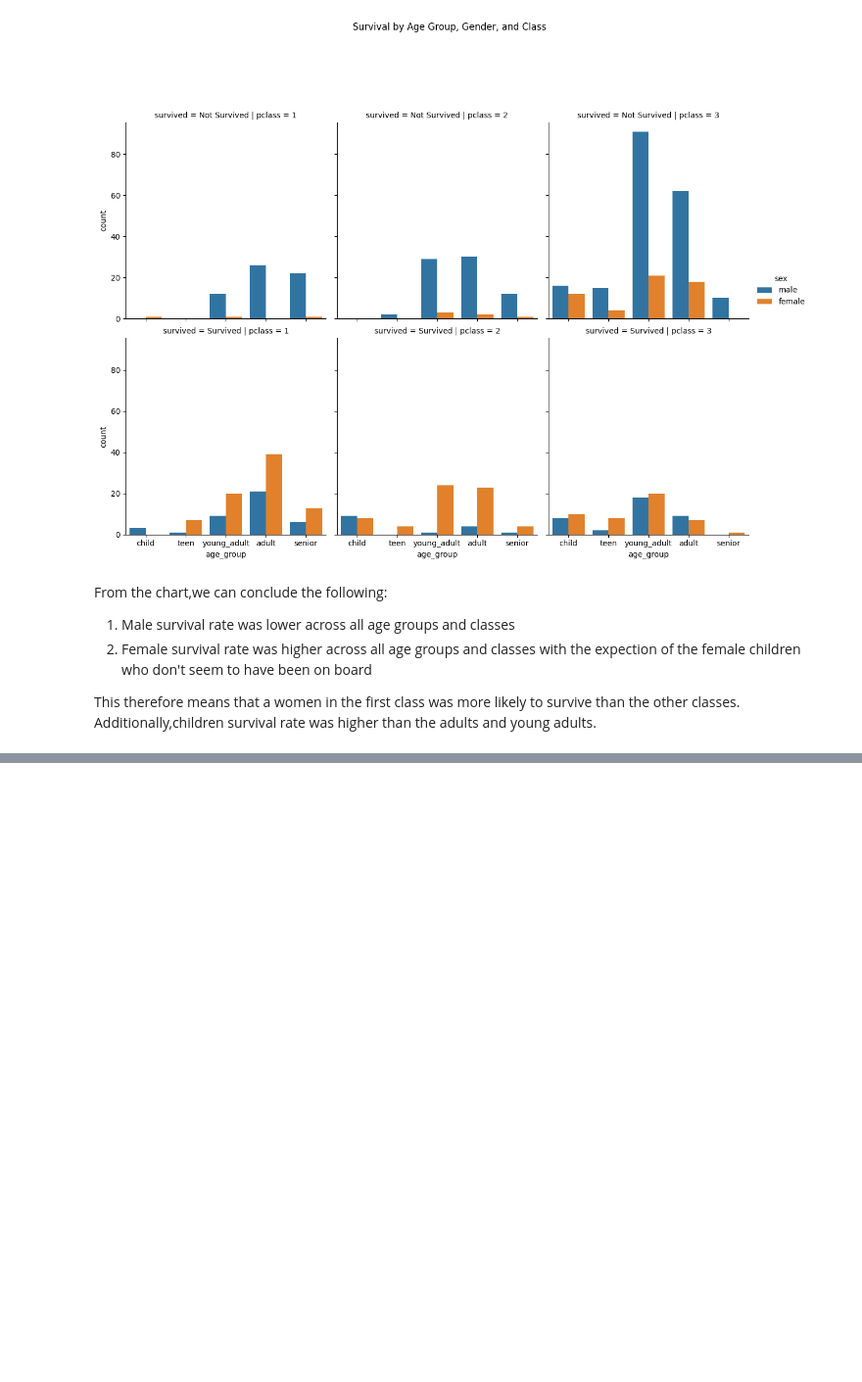
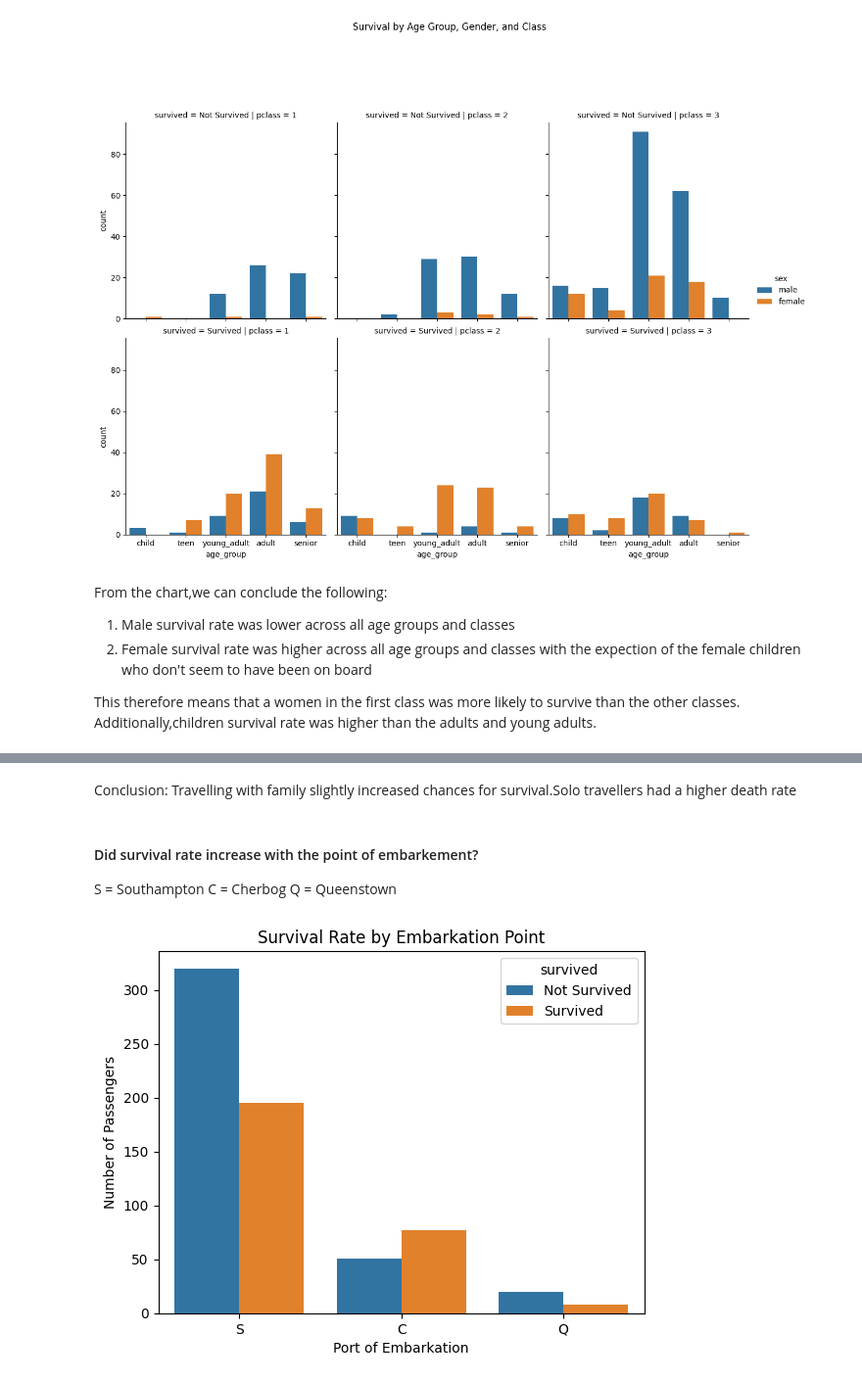
Before and after one commit to K-Atina/Titanic-Dataset, a Jupyter notebook: Titanic_Dataset.ipynb, the cells around one changed output, grey strips where cells are left out. Shown: that part at 98% size. Cells and saved outputs as stored; diff of their text form; code cells hidden in the pictures; blank space fills up the shorter version.

```diff
--- a/Titanic_Dataset.ipynb
+++ b/Titanic_Dataset.ipynb
@@ -403,0 +418,15 @@ Additionally,children survival rate was higher than the adults and young adults.
+# %% [markdown]
+Conclusion: Travelling with family slightly increased chances for survival.Solo travellers had a  higher death rate
+# %% [markdown]
+#### Did survival rate increase with the point of embarkement?
+S = Southampton
+C = Cherbog
+Q = Queenstown
+# %%
+sns.countplot(data=df_cleaned, x='embarked', hue='survived')
+plt.title("Survival Rate by Embarkation Point")
+plt.xlabel("Port of Embarkation")
+plt.ylabel("Number of Passengers")
+plt.show()
+# %% [output]
+[figure, added]
```
Also changed, not shown: parts of 6 cells of this notebook.
